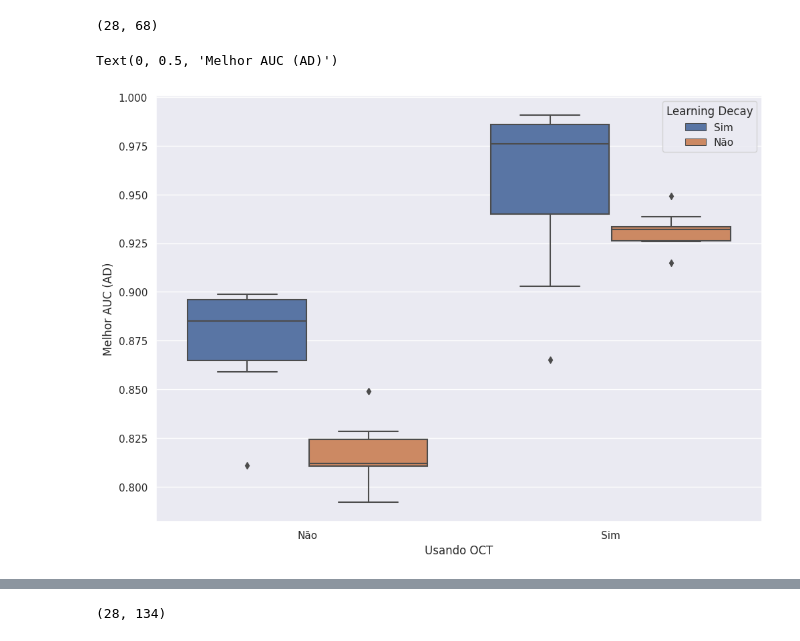
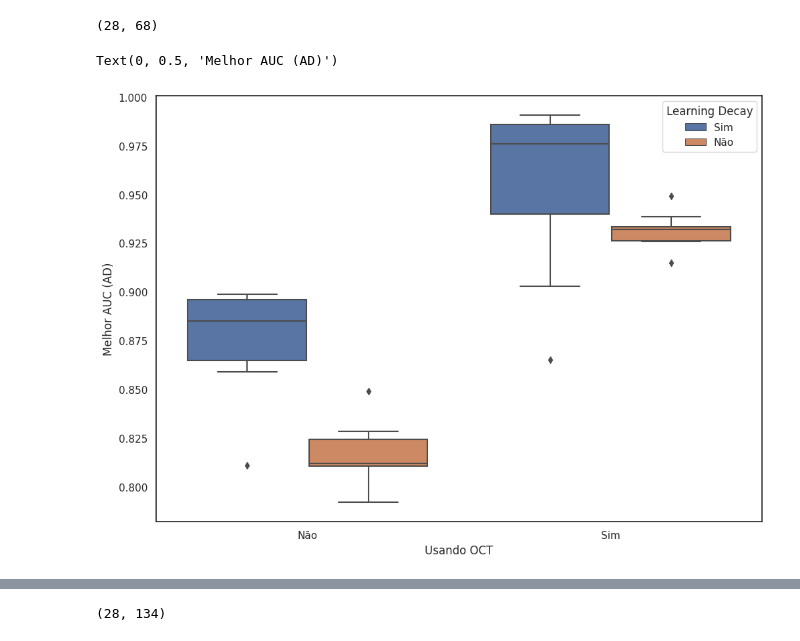
Before and after one commit to FelipeMarcelino/glaucoma, a Jupyter notebook: notebooks/Untitled3.ipynb, the cells around one changed output, grey strips where cells are left out. Saved outputs shown, nothing was run; the diff lists cells and outputs as text; code cells hidden in the pictures.

```diff
--- a/notebooks/Untitled3.ipynb
+++ b/notebooks/Untitled3.ipynb
@@ -288,10 +288,11 @@ filtered_cross_non_lr = cross_filter_non_lr[["backbone","val_best_auc","val_avg_
 total = pd.concat([filtered_cross, filtered_cross_non_lr])
 total[OCT_PRESENCE] = np.where(total['output_tab'] > 0, 'Sim', 'Não')
 # %%
+sns.set_style("white")
 ax = sns.boxplot(total, hue="Learning Decay", x=OCT_PRESENCE, y="val_best_auc")
 ax.set_ylabel("Melhor AUC (AD)")
 # %% [output]
 Text(0, 0.5, 'Melhor AUC (AD)')
-[figure, old version]
+[figure, new version]
 # %%
 excluded_columns_suffix = ["Learning Decay","output_tab","backbone","optim","lr"]
```
Also changed, not shown: parts of 11 cells of this notebook, 23 other files.
